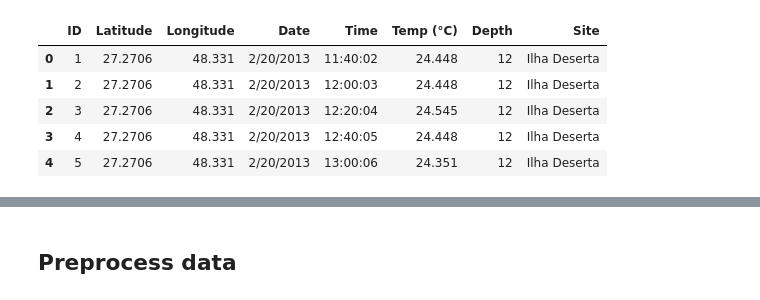
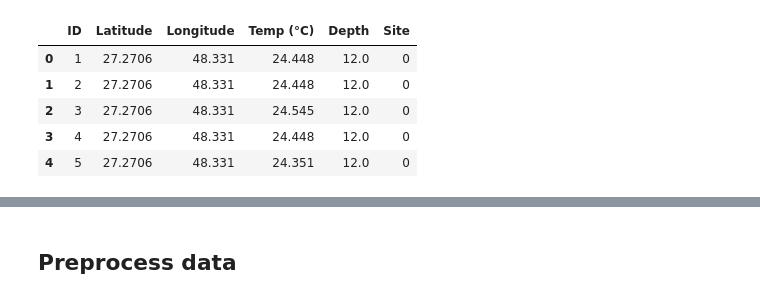
Before and after one commit to shaheerzubery/Deeplearning, a Jupyter notebook: Underwater_dataSet_using_Multilayer_NN.ipynb, the cells around one changed output, grey strips where cells are left out. Saved outputs shown, nothing was run; the diff lists cells and outputs as text; code cells hidden in the pictures.

```diff
--- a/Underwater_dataSet_using_Multilayer_NN.ipynb
+++ b/Underwater_dataSet_using_Multilayer_NN.ipynb
@@ -2,16 +2,16 @@
 <a href="https://colab.research.google.com/github/shaheerzubery/Deeplearning/blob/main/Underwater_dataSet_using_Multilayer_NN.ipynb" target="_parent"><img src="https://colab.research.google.com/assets/colab-badge.svg" alt="Open In Colab"/></a>
 # %%
 import pandas as pd
-path = "/content/drive/MyDrive/underwater_temperature.csv"
+path = "/content/drive/MyDrive/Underwater refined data.csv"
 Underwater_data = pd.read_csv(path,encoding= 'unicode_escape')
 Underwater_data.head()
 # %% [output]
-|  | ID | Latitude | Longitude | Date | Time | Temp (°C) | Depth | Site |
-| 0 | 1 | 27.2706 | 48.331 | 2/20/2013 | 11:40:02 | 24.448 | 12 | Ilha Deserta |
-| 1 | 2 | 27.2706 | 48.331 | 2/20/2013 | 12:00:03 | 24.448 | 12 | Ilha Deserta |
-| 2 | 3 | 27.2706 | 48.331 | 2/20/2013 | 12:20:04 | 24.545 | 12 | Ilha Deserta |
-| 3 | 4 | 27.2706 | 48.331 | 2/20/2013 | 12:40:05 | 24.448 | 12 | Ilha Deserta |
-| 4 | 5 | 27.2706 | 48.331 | 2/20/2013 | 13:00:06 | 24.351 | 12 | Ilha Deserta |
+|  | ID | Latitude | Longitude | Temp (°C) | Depth | Site |
+| 0 | 1 | 27.2706 | 48.331 | 24.448 | 12.0 | 0 |
+| 1 | 2 | 27.2706 | 48.331 | 24.448 | 12.0 | 0 |
+| 2 | 3 | 27.2706 | 48.331 | 24.545 | 12.0 | 0 |
+| 3 | 4 | 27.2706 | 48.331 | 24.448 | 12.0 | 0 |
+| 4 | 5 | 27.2706 | 48.331 | 24.351 | 12.0 | 0 |
 # %%
 Underwater_data.describe()
 # %% [output]
```
Also changed, not shown: parts of 7 cells of this notebook.
